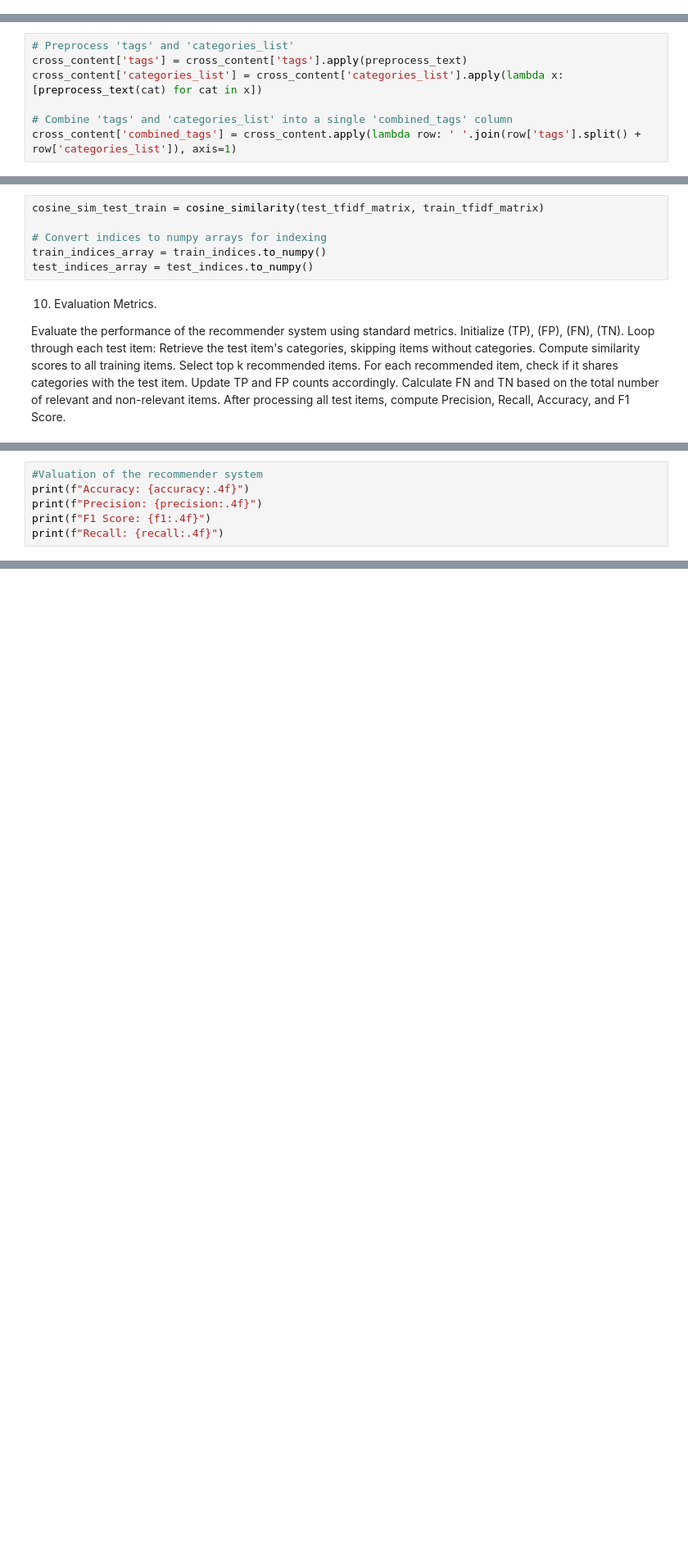
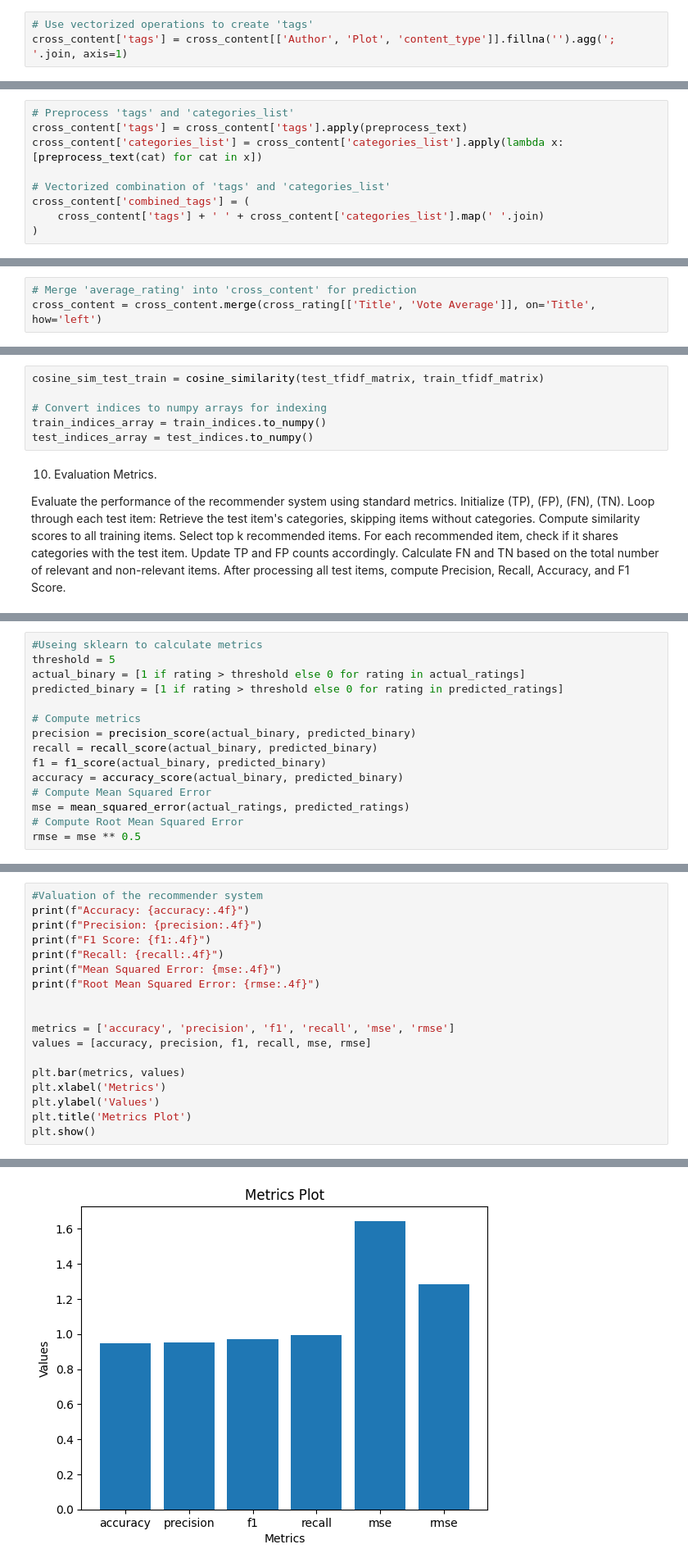
Before and after one commit to Forest904/RecommenderSystem, a Jupyter notebook: src/Cross_content_recommendations.ipynb, the cells around one changed output, grey strips where cells are left out. Shown at 82% size. Cells and saved outputs as stored; diff of their text form; blank space fills up the shorter version.

```diff
--- a/src/Cross_content_recommendations.ipynb
+++ b/src/Cross_content_recommendations.ipynb
@@ -99,3 +93,6 @@ cross_content['tags'] = cross_content.apply(lambda row: '; '.join([str(row[col])
+# %%
+# Use vectorized operations to create 'tags'
+cross_content['tags'] = cross_content[['Author', 'Plot', 'content_type']].fillna('').agg('; '.join, axis=1)
 # %% [markdown]
 c. Now we apply preprocessing to clean the tags column to remove all non essential caracteristics to clean and standardize text data for better performance.
 # %%
@@ -127,5 +129,7 @@ d. Combining 'tags' and 'categories_list'
 cross_content['tags'] = cross_content['tags'].apply(preprocess_text)
 cross_content['categories_list'] = cross_content['categories_list'].apply(lambda x: [preprocess_text(cat) for cat in x])
 
-# Combine 'tags' and 'categories_list' into a single 'combined_tags' column
-cross_content['combined_tags'] = cross_content.apply(lambda row: ' '.join(row['tags'].split() + row['categories_list']), axis=1)
+# Vectorized combination of 'tags' and 'categories_list'
+cross_content['combined_tags'] = (
+    cross_content['tags'] + ' ' + cross_content['categories_list'].map(' '.join)
+)
@@ -132,3 +138,6 @@ cross_content['combined_tags'] = cross_content.apply(lambda row: ' '.join(row['t
+# %%
+# Merge 'average_rating' into 'cross_content' for prediction
+cross_content = cross_content.merge(cross_rating[['Title', 'Vote Average']], on='Title', how='left')
 # %% [markdown]
 Now the cross_content dataframe is clean with a title key and a tags string rappresentative of the content.
 # %% [markdown]
@@ -238 +242,16 @@ f1 = 2 * precision * recall / (precision + recall) if (precision + recall) > 0 e
+# %%
+#Useing sklearn to calculate metrics
+threshold = 5
+actual_binary = [1 if rating > threshold else 0 for rating in actual_ratings]
+predicted_binary = [1 if rating > threshold else 0 for rating in predicted_ratings]
+
+# Compute metrics
+precision = precision_score(actual_binary, predicted_binary)
+recall = recall_score(actual_binary, predicted_binary)
+f1 = f1_score(actual_binary, predicted_binary)
+accuracy = accuracy_score(actual_binary, predicted_binary)
+# Compute Mean Squared Error
+mse = mean_squared_error(actual_ratings, predicted_ratings)
+# Compute Root Mean Squared Error
+rmse = mse ** 0.5
 # %% [markdown]
@@ -299,3 +330,16 @@ print(f"Accuracy: {accuracy:.4f}")
 print(f"Precision: {precision:.4f}")
 print(f"F1 Score: {f1:.4f}")
 print(f"Recall: {recall:.4f}")
+print(f"Mean Squared Error: {mse:.4f}")
+print(f"Root Mean Squared Error: {rmse:.4f}")
+
+
+metrics = ['accuracy', 'precision', 'f1', 'recall', 'mse', 'rmse']
+values = [accuracy, precision, f1, recall, mse, rmse]
+
+plt.bar(metrics, values)
+plt.xlabel('Metrics')
+plt.ylabel('Values')
+plt.title('Metrics Plot')
+plt.show()
+# %% [output]
@@ -301,0 +352 @@ print(f"Recall: {recall:.4f}")
+[figure, added]
```
Also changed, not shown: parts of 17 cells of this notebook, 4 other files.
